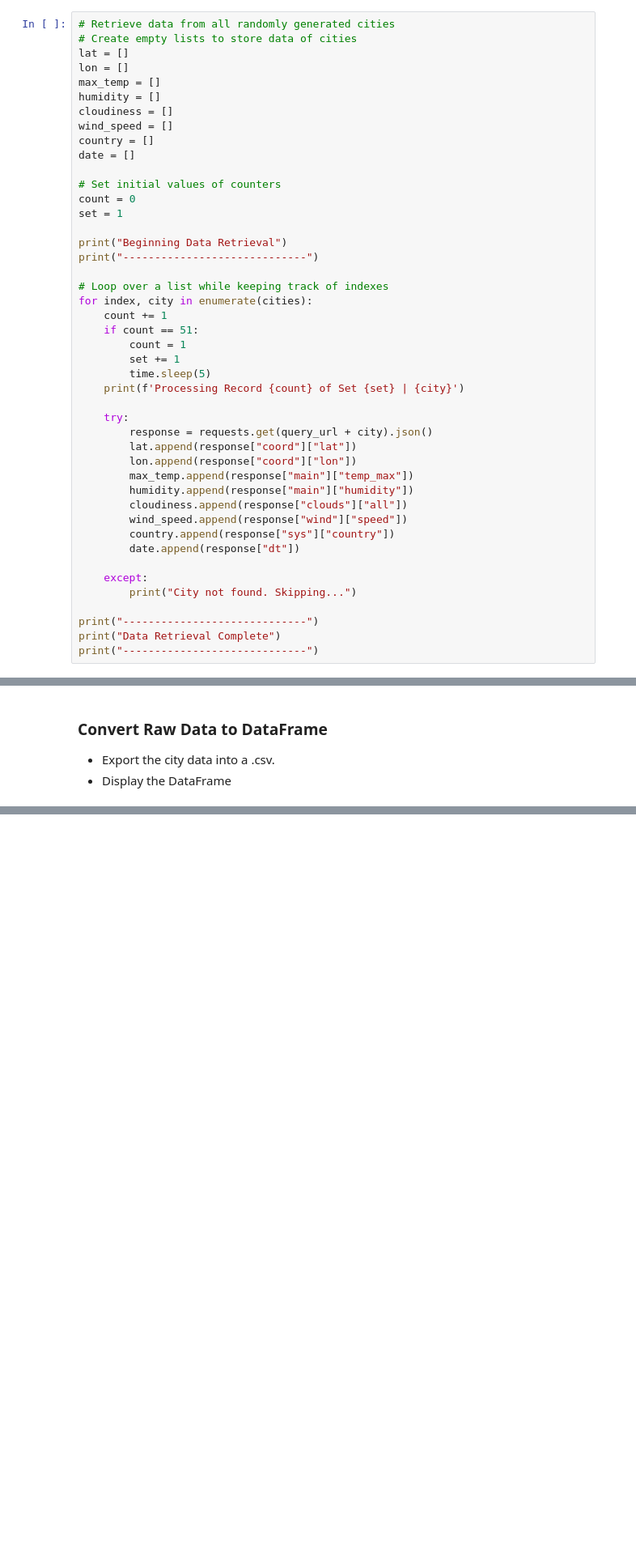
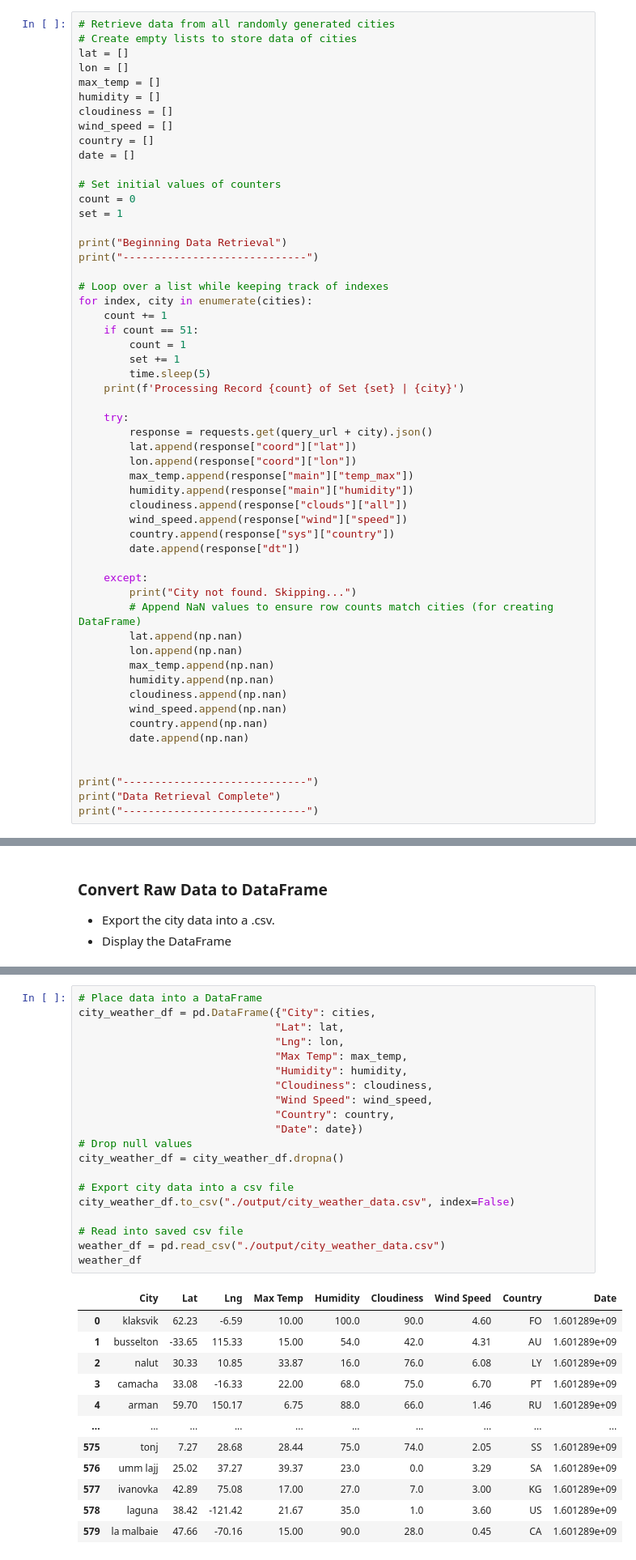
Before and after one commit to jeremychiaa/python-api-challenge, a Jupyter notebook: WeatherPy/WeatherPy.ipynb, the cells around one changed output, grey strips where cells are left out. Shown at 81% size. Saved outputs shown, nothing was run; the diff lists cells and outputs as text; blank space fills up the shorter version.

Commit message:
convert raw data to dataframe

```diff
--- a/WeatherPy/WeatherPy.ipynb
+++ b/WeatherPy/WeatherPy.ipynb
@@ -137,6 +137,16 @@ for index, city in enumerate(cities):
 
     except:
         print("City not found. Skipping...")
+        # Append NaN values to ensure row counts match cities (for creating DataFrame)
+        lat.append(np.nan)
+        lon.append(np.nan)
+        max_temp.append(np.nan)
+        humidity.append(np.nan)
+        cloudiness.append(np.nan)
+        wind_speed.append(np.nan)
+        country.append(np.nan)
+        date.append(np.nan)
+
 
 print("-----------------------------")
 print("Data Retrieval Complete")
@@ -184,0 +176,33 @@ Data Retrieval Complete
+# %%
+# Place data into a DataFrame
+city_weather_df = pd.DataFrame({"City": cities,
+                               "Lat": lat,
+                               "Lng": lon,
+                               "Max Temp": max_temp,
+                               "Humidity": humidity,
+                               "Cloudiness": cloudiness,
+                               "Wind Speed": wind_speed,
+                               "Country": country,
+                               "Date": date})
+# Drop null values
+city_weather_df = city_weather_df.dropna()
+
+# Export city data into a csv file
+city_weather_df.to_csv("./output/city_weather_data.csv", index=False)
+
+# Read into saved csv file
+weather_df = pd.read_csv("./output/city_weather_data.csv")
+weather_df
+# %% [output]
+|  | City | Lat | Lng | Max Temp | Humidity | Cloudiness | Wind Speed | Country | Date |
+| 0 | klaksvik | 62.23 | -6.59 | 10.00 | 100.0 | 90.0 | 4.60 | FO | 1.601289e+09 |
+| 1 | busselton | -33.65 | 115.33 | 15.00 | 54.0 | 42.0 | 4.31 | AU | 1.601289e+09 |
+| 2 | nalut | 30.33 | 10.85 | 33.87 | 16.0 | 76.0 | 6.08 | LY | 1.601289e+09 |
+| 3 | camacha | 33.08 | -16.33 | 22.00 | 68.0 | 75.0 | 6.70 | PT | 1.601289e+09 |
+| 4 | arman | 59.70 | 150.17 | 6.75 | 88.0 | 66.0 | 1.46 | RU | 1.601289e+09 |
+| ... | ... | ... | ... | ... | ... | ... | ... | ... | ... |
+| 575 | tonj | 7.27 | 28.68 | 28.44 | 75.0 | 74.0 | 2.05 | SS | 1.601289e+09 |
+| 576 | umm lajj | 25.02 | 37.27 | 39.37 | 23.0 | 0.0 | 3.29 | SA | 1.601289e+09 |
+| 577 | ivanovka | 42.89 | 75.08 | 17.00 | 27.0 | 7.0 | 3.00 | KG | 1.601289e+09 |
+| 578 | laguna | 38.42 | -121.42 | 21.67 | 35.0 | 1.0 | 3.60 | US | 1.601289e+09 |
+| 579 | la malbaie | 47.66 | -70.16 | 15.00 | 90.0 | 28.0 | 0.45 | CA | 1.601289e+09 |
```
Also changed, not shown: parts of 5 cells of this notebook, 1 other file.
